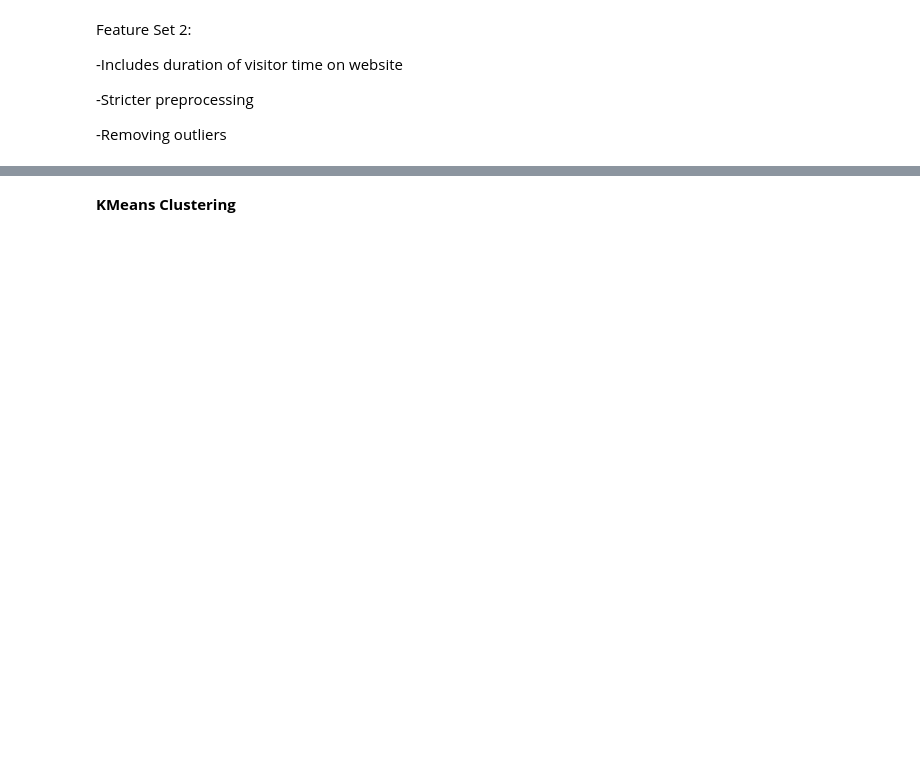
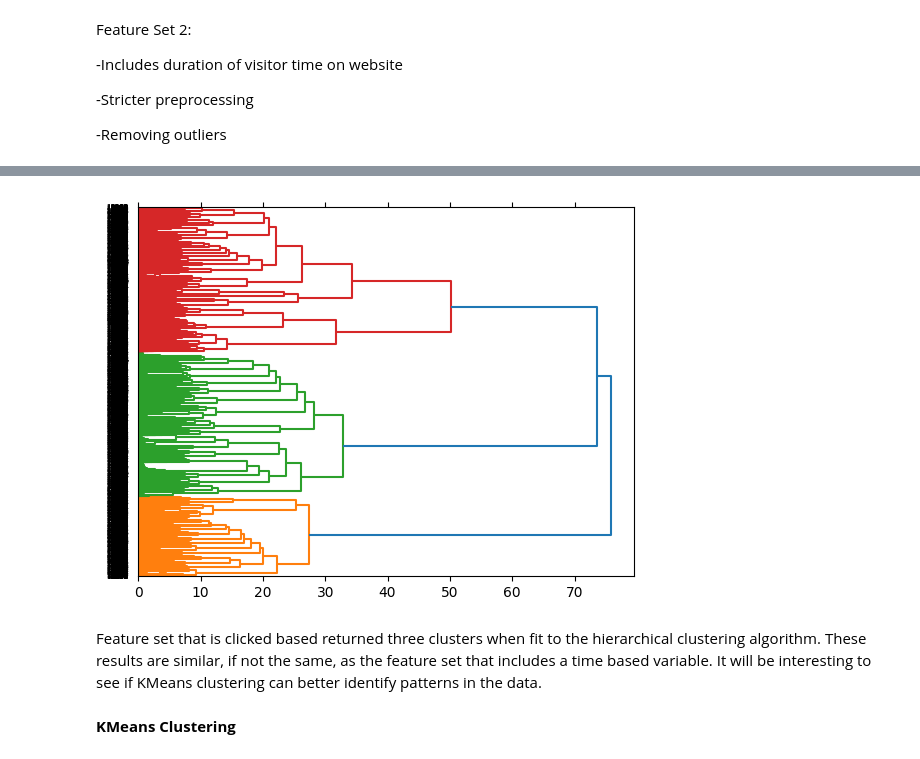
Before and after one commit to benbesthof/Clustering-SVM-to-Predict-Online-Purchases, a Jupyter notebook: B_Besthof_P2.ipynb, the cells around one changed output, grey strips where cells are left out. Drawn from its saved outputs; the diff is of its cells as text; code cells hidden in the pictures; blank space fills up the shorter version.

```diff
--- a/B_Besthof_P2.ipynb
+++ b/B_Besthof_P2.ipynb
@@ -396,5 +410,5 @@ df3 = dappus(df.copy())
 # %%
-from sklearn.metrics.pairwise import cosine_similarity
+
 #creating function that creates dendrogram
 def hclustering(dataframe):
     """
@@ -406,18 +420,9 @@ def hclustering(dataframe):
           results of hierarchachal cluster model fitting with preprocessed data """
 
     matrices = ward(dataframe.values)
-    dist = 1 - cosine_similarity(matrices)
-    linkage_matrix = ward(dist) #define the linkage_matrix using ward clustering pre-computed distances
 
-    fig, ax = plt.subplots(figsize=(10, 7)) # set size
-    ax = dendrogram(dist, orientation="right");
-
-    plt.tick_params(\
-    axis= 'x',          # changes apply to the x-axis
-    which='both',      # both major and minor ticks are affected
-    bottom='off',      # ticks along the bottom edge are off
-    top='off',         # ticks along the top edge are off
-    labelbottom='off')
+    dendrogram(matrices, orientation = 'right')
+    plt.tick_params(axis = 'x', which = 'both', bottom = 'off', top = 'off', labelbottom = 'off')
     showtime = plt.show()
     return showtime
 # %% [markdown]
@@ -443,3 +458,9 @@ hclusterinf(df3)
+# %%
+hclustering(df3)
+# %% [output]
+[figure, added]
+# %% [markdown]
+Feature set that is clicked based returned three clusters when fit to the hierarchical clustering algorithm. These results are similar, if not the same, as the feature set that includes a time based variable. It will be interesting to see if KMeans clustering can better identify patterns in the data.
 # %% [markdown]
 **KMeans Clustering**
 # %%
```
Also changed, not shown: parts of 29 cells of this notebook.
